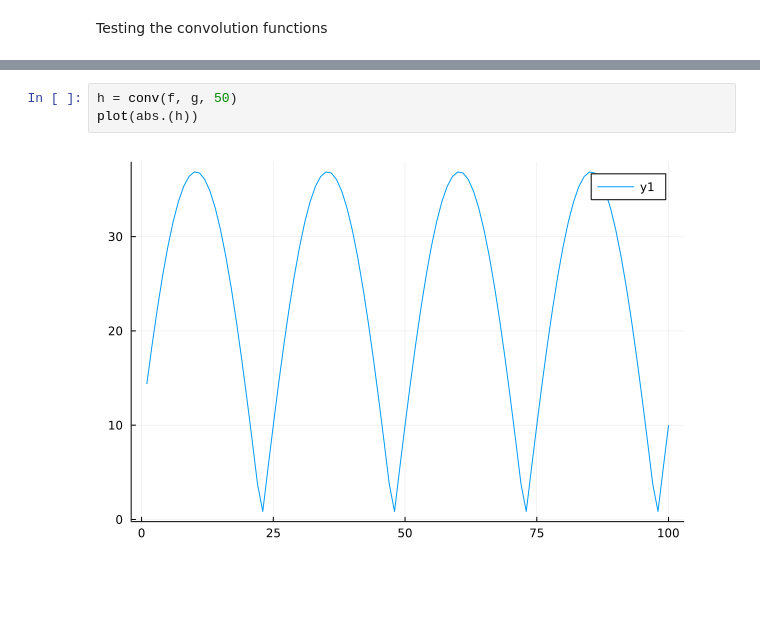
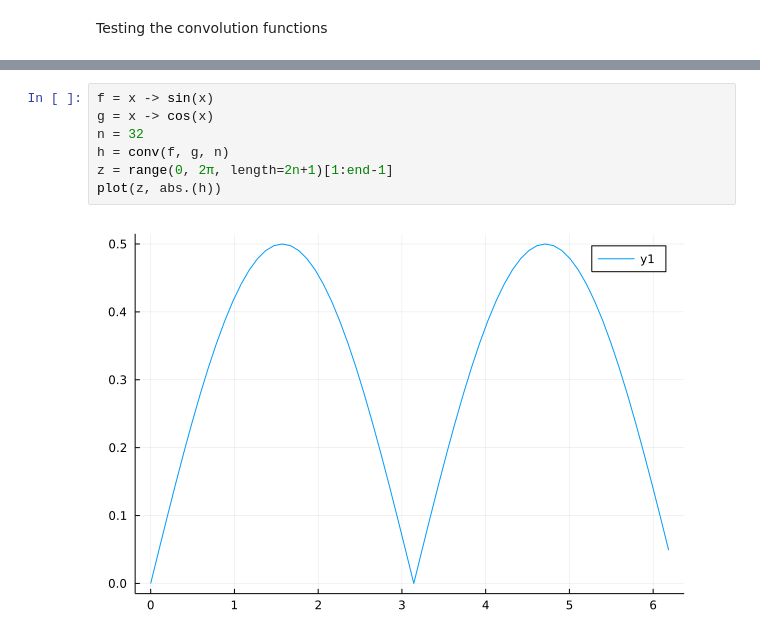
Before and after one commit to Dariyan-Khan/Manipulating-Distributions, a Jupyter notebook: unit_tests.ipynb, the cells around one changed output, grey strips where cells are left out. Drawn from its saved outputs; the diff is of its cells as text; blank space fills up the shorter version.

```diff
--- a/unit_tests.ipynb
+++ b/unit_tests.ipynb
@@ -29,5 +31,9 @@ plot(abs.(h))
-# %%
-h = conv(f, g, 50)
-plot(abs.(h))
-# %% [output]
-[figure, removed]
+# %%
+f = x -> sin(x)
+g = x -> cos(x)
+n = 32
+h = conv(f, g, n)
+z = range(0, 2π, length=2n+1)[1:end-1]
+plot(z, abs.(h))
+# %% [output]
+[figure, added]
```
Also changed, not shown: parts of 1 cell of this notebook.
